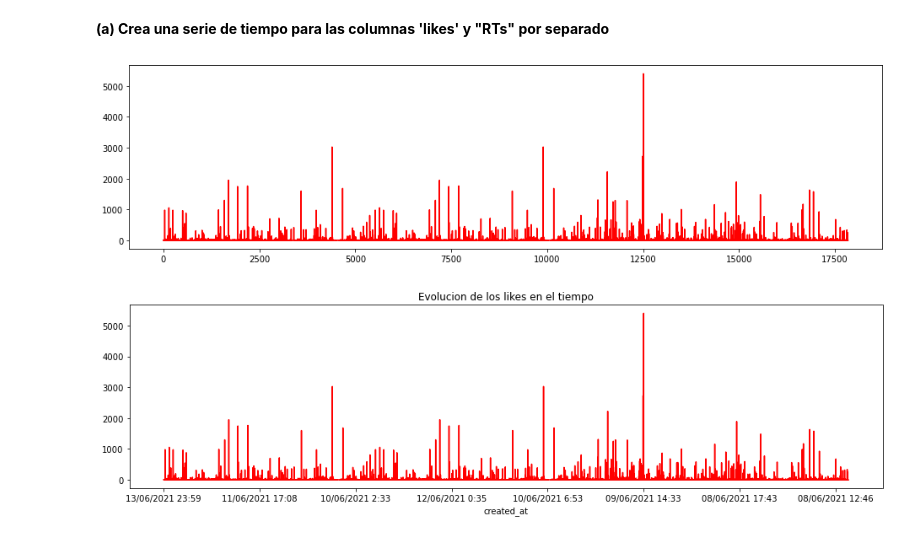
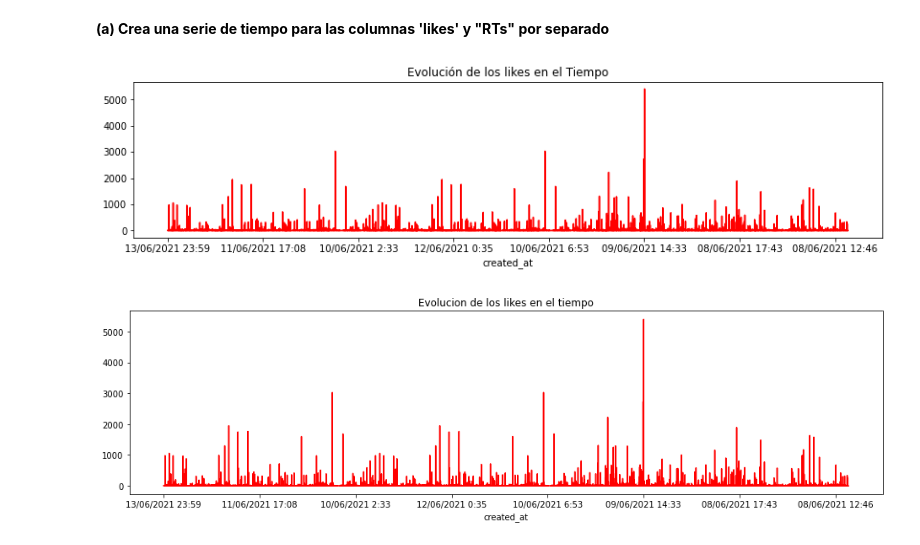
Before and after one commit to Alessandro5C/acc-python, a Jupyter notebook: Lab13-Twitter-Analisis-con-Tweepy-en-Python/02-Twitter-Analisis-con-Tweepy-en-Python-Ejercicio.ipynb, the cells around one changed output. Drawn from its saved outputs; the diff is of its cells as text; code cells hidden in the pictures.

```diff
--- a/Lab13-Twitter-Analisis-con-Tweepy-en-Python/02-Twitter-Analisis-con-Tweepy-en-Python-Ejercicio.ipynb
+++ b/Lab13-Twitter-Analisis-con-Tweepy-en-Python/02-Twitter-Analisis-con-Tweepy-en-Python-Ejercicio.ipynb
@@ -177,9 +177,10 @@ Keiko y su pack completo trumpista/Atlas Network: Amenaza de golpe, acusaciones
 **(a) Crea una serie de tiempo para las columnas 'likes' y "RTs" por separado**
 # %%
 # ESCRIBE TU CODIGO AQUI
-data['likes'].plot(figsize=(16,4), color='r');
+data[['likes', 'created_at']].plot(x='created_at',figsize=(14,3), legend=False,\
+    color=('r'), title='Evolución de los likes en el Tiempo');
 # %% [output]
-[figure, old version]
+[figure, new version]
 # %%
 # %% [output]
 [figure]
```
Also changed, not shown: parts of 2 cells of this notebook.
